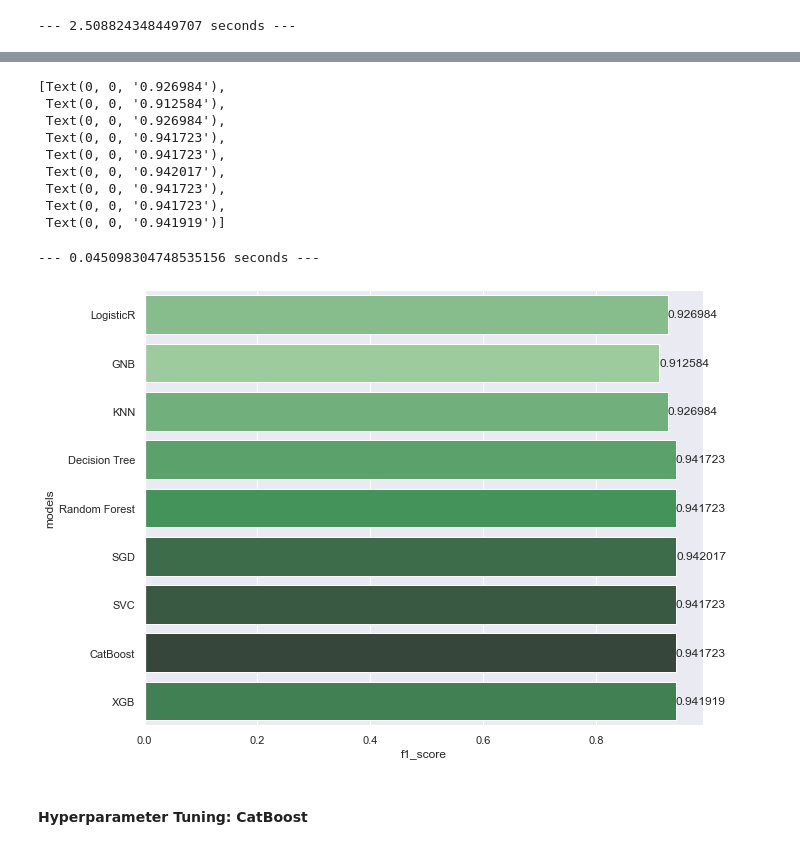
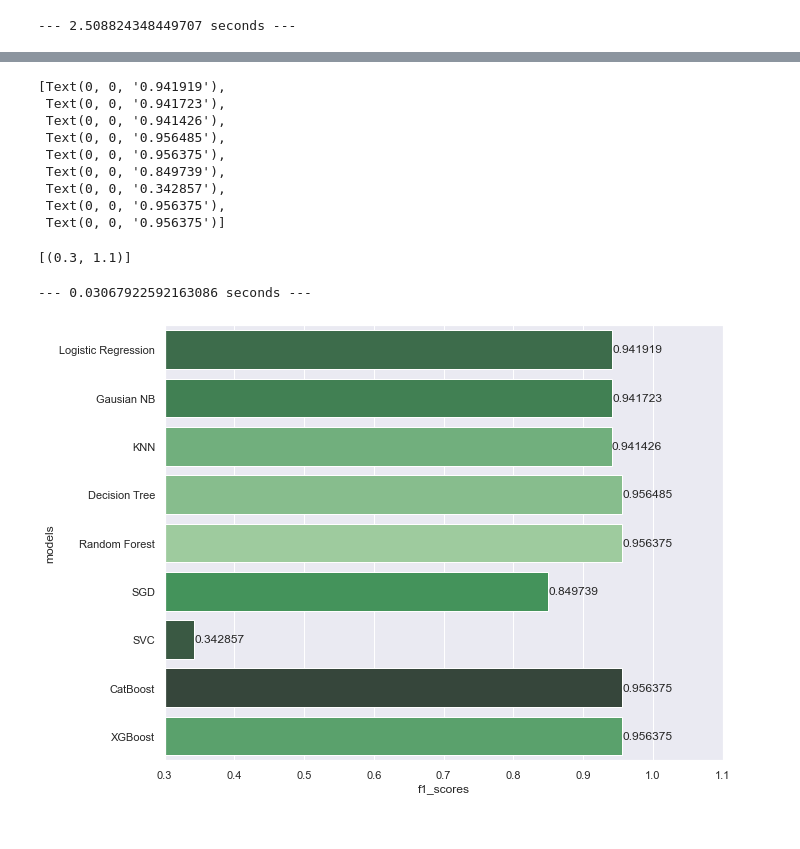
Before and after one commit to Nicole-Hong/hyperparameter_tuning_gridorhalving, a Jupyter notebook: src/classification_Scale_PCAtest.ipynb, the cells around one changed output, grey strips where cells are left out. Cells and saved outputs as stored; diff of their text form; code cells hidden in the pictures.

```diff
--- a/src/classification_Scale_PCAtest.ipynb
+++ b/src/classification_Scale_PCAtest.ipynb
@@ -338,10 +338,10 @@ start_time = time.time()
 def model_metrics(y_test, y_pred, model_name):
 
     # measurig the model performance
-    md_accuracy = accuracy_score(y_test, y_pred_lg)
-    md_f1 = f1_score(y_test, y_pred_lg, average='macro')
-    md_precision = precision_score(y_test, y_pred_lg, average='macro')
-    md_recall = recall_score(y_test, y_pred_lg, average='macro')
+    md_accuracy = accuracy_score(y_test, y_pred)
+    md_f1 = f1_score(y_test, y_pred, average='macro')
+    md_precision = precision_score(y_test, y_pred, average='macro')
+    md_recall = recall_score(y_test, y_pred, average='macro')
 
     return model_name, md_accuracy, md_f1, md_precision, md_recall
 
@@ -496,7 +496,8 @@ for index in range(numbers):
     md_recall.append(recal)
 
 # process summary metrics function to produce the summary table
-summary_metrics_table(model_name_arr, md_accuracy, md_f1, md_precision, md_recall)
+sum_table1 = summary_metrics_table(model_name_arr, md_accuracy, md_f1, md_precision, md_recall)
+sum_table1
 
 # print the overall program runtime.
 print(f"\n\n--- {(time.time() - start_time)} seconds ---")
@@ -1007,28 +1244,29 @@ print(f"\n\n--- {(time.time() - start_time)} seconds ---")
 # %%
 # start time to measure the time of the program execution
 start_time = time.time()
 
 sns.set(rc={'figure.figsize':(10,8)})
 
-ranks = sum_metrics.f1_score.sort_values().index
+ranks = sum_table1.f1_scores.sort_values().index
 
 palette = sns.color_palette('Greens_d', len(ranks))
-ax = sns.barplot(x='f1_score', y='models', palette=np.array(palette)[ranks], data=sum_metrics)
+ax = sns.barplot(x='f1_scores', y='models', palette=np.array(palette)[ranks], data=sum_table1)
 ax.bar_label(ax.containers[0])
+
+ax.set(xlim=(0.3, 1.1))
 
 # print the overall program runtime.
 print(f"\n\n--- {(time.time() - start_time)} seconds ---")
 # %% [output]
-[Text(0, 0, '0.926984'),
- Text(0, 0, '0.912584'),
- Text(0, 0, '0.926984'),
+[Text(0, 0, '0.941919'),
  Text(0, 0, '0.941723'),
- Text(0, 0, '0.941723'),
- Text(0, 0, '0.942017'),
- Text(0, 0, '0.941723'),
- Text(0, 0, '0.941723'),
- Text(0, 0, '0.941919')]
+ Text(0, 0, '0.941426'),
+ Text(0, 0, '0.956485'),
+ Text(0, 0, '0.956375'),
+ Text(0, 0, '0.849739'),
+ Text(0, 0, '0.342857'),
+ Text(0, 0, '0.956375'),
+ Text(0, 0, '0.956375')]
---- 0.045098304748535156 seconds ---
+[(0.3, 1.1)]
+--- 0.03067922592163086 seconds ---
-[figure, old version]
+[figure, new version]
-# %% [markdown]
-#### __Hyperparameter Tuning: CatBoost__
```
Also changed, not shown: parts of 43 cells of this notebook, 4 other files.
